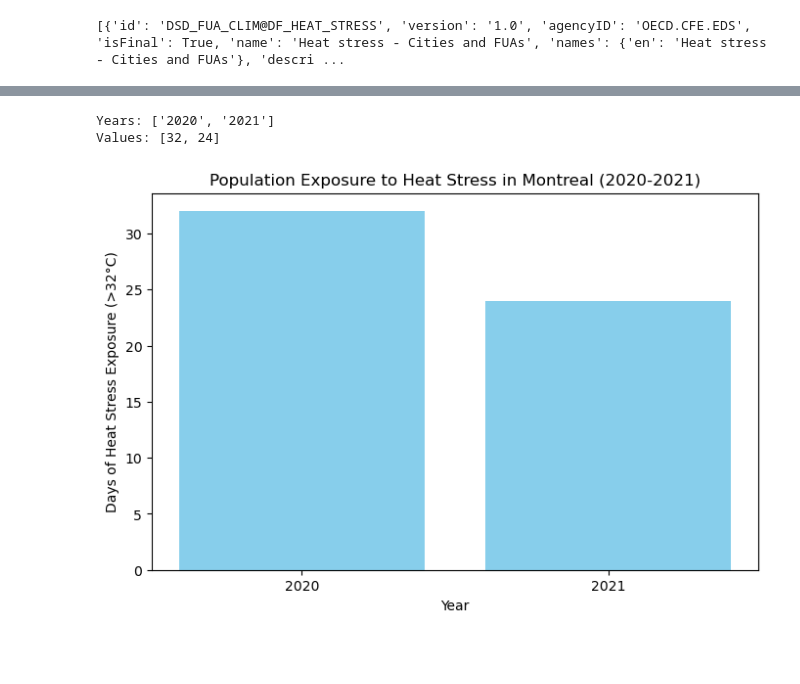
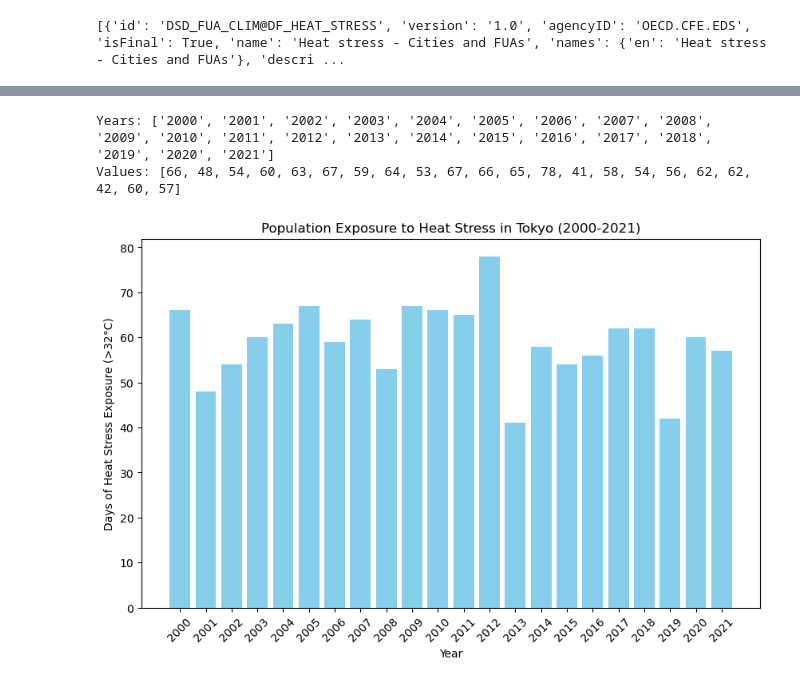
Before and after one commit to julia-sam/30-chart-challenge, a Jupyter notebook: 30_chart_challenge.ipynb, the cells around one changed output, grey strips where cells are left out. Saved outputs shown, nothing was run; the diff lists cells and outputs as text; code cells hidden in the pictures; blank space fills up the shorter version.

Commit message:
adjusted years in oecd data viz

```diff
--- a/30_chart_challenge.ipynb
+++ b/30_chart_challenge.ipynb
@@ -505,7 +477,7 @@ else:
 # %% [output]
 [{'id': 'DSD_FUA_CLIM@DF_HEAT_STRESS', 'version': '1.0', 'agencyID': 'OECD.CFE.EDS', 'isFinal': True, 'name': 'Heat stress - Cities and FUAs', 'names': {'en': 'Heat stress - Cities and FUAs'}, 'descri ...
 # %%
-data_url = 'https://sdmx.oecd.org/public/rest/data/OECD.CFE.EDS,DSD_FUA_CLIM@DF_HEAT_STRESS,1.0/CAN+CAN02F.A.UTCI_POP_EXP.D_Y._Z.GE32.FUA?startPeriod=2020&endPeriod=2023&dimensionAtObservation=AllDimensions'
+data_url = 'https://sdmx.oecd.org/public/rest/data/OECD.CFE.EDS,DSD_FUA_CLIM@DF_HEAT_STRESS,1.0/CAN+CAN02F.A.UTCI_POP_EXP.D_Y._Z.GE32.FUA?startPeriod=2000&endPeriod=2023&dimensionAtObservation=AllDimensions'
 headers = {'Accept': 'application/vnd.sdmx.data+json; charset=utf-8; version=1.0'}
 
 response = requests.get(data_url, headers=headers)
@@ -520,31 +492,30 @@ else:
 # %%
 observations = data['data']['dataSets'][0]['observations']
+# %%
+years = []
+values = []
+
+start_year = 2000
+
+for obs_key, obs_value in observations.items():
+    year = start_year + int(obs_key.split(":")[-1])
+    years.append(str(year))
+    values.append(obs_value[0])
 # %%
-years = []
-values = []
-
-for obs_key, obs_value in observations.items():
-    year_index = obs_key.split(":")[-1]
-    if year_index == '0':
-        years.append('2020')
-    elif year_index == '1':
-        years.append('2021')
-
-    values.append(obs_value[0])
-
 print("Years:", years)
 print("Values:", values)
 # %% [output]
-Years: ['2020', '2021']
-Values: [32, 24]
+Years: ['2000', '2001', '2002', '2003', '2004', '2005', '2006', '2007', '2008', '2009', '2010', '2011', '2012', '2013', '2014', '2015', '2016', '2017', '2018', '2019', '2020', '2021']
+Values: [66, 48, 54, 60, 63, 67, 59, 64, 53, 67, 66, 65, 78, 41, 58, 54, 56, 62, 62, 42, 60, 57]
 # %%
-plt.figure(figsize=(8, 5))
+plt.figure(figsize=(10, 6))
 plt.bar(years, values, color='skyblue')
 
 plt.xlabel('Year')
 plt.ylabel('Days of Heat Stress Exposure (>32°C)')
-plt.title('Population Exposure to Heat Stress in Montreal (2020-2021)')
+plt.title('Population Exposure to Heat Stress in Tokyo (2000-2021)')
+plt.xticks(rotation=45)
 
 plt.show()
 # %% [output]
-[figure, old version]
+[figure, new version]
```
Also changed, not shown: parts of 3 cells of this notebook, 1 other file.
